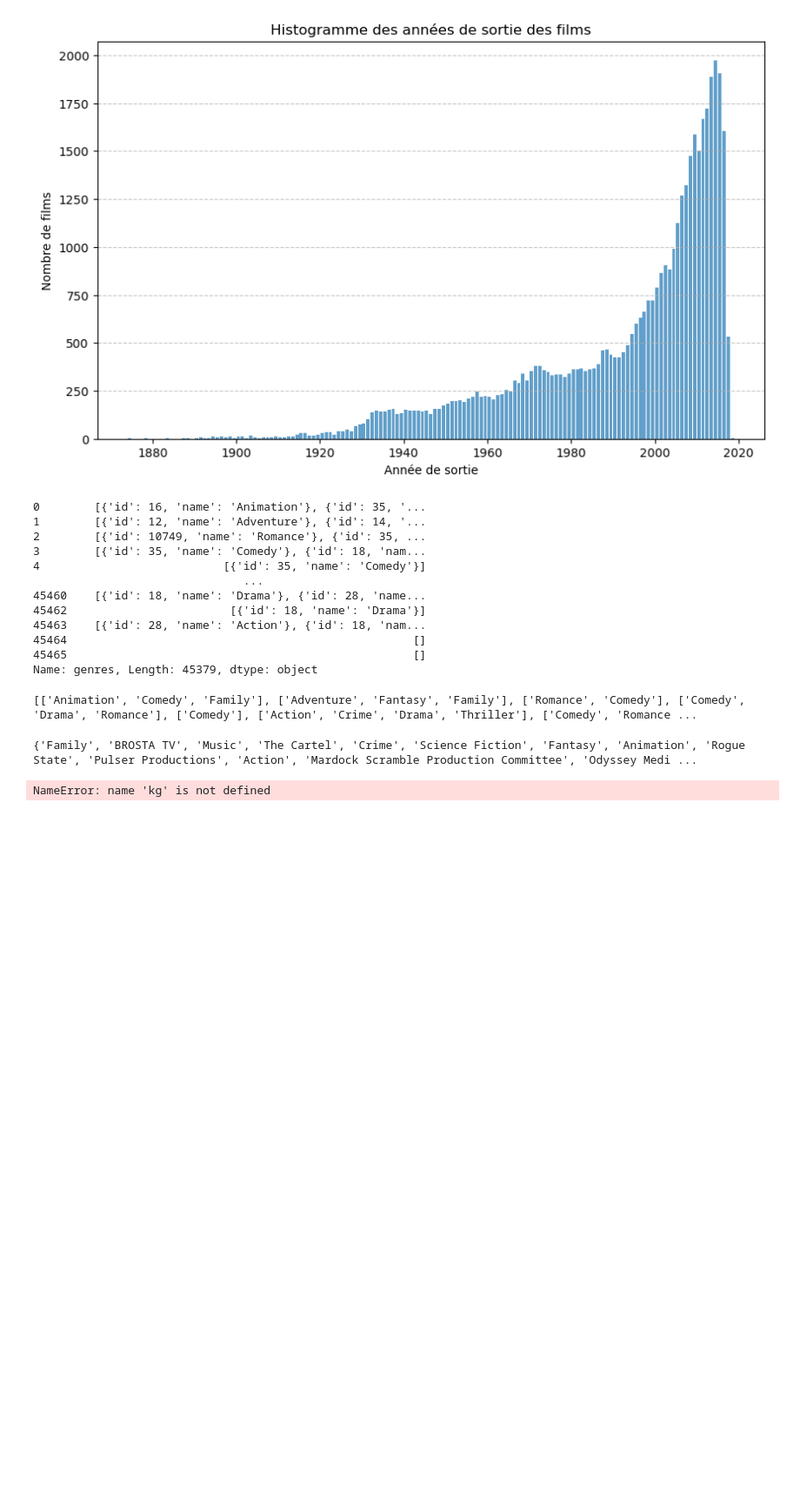
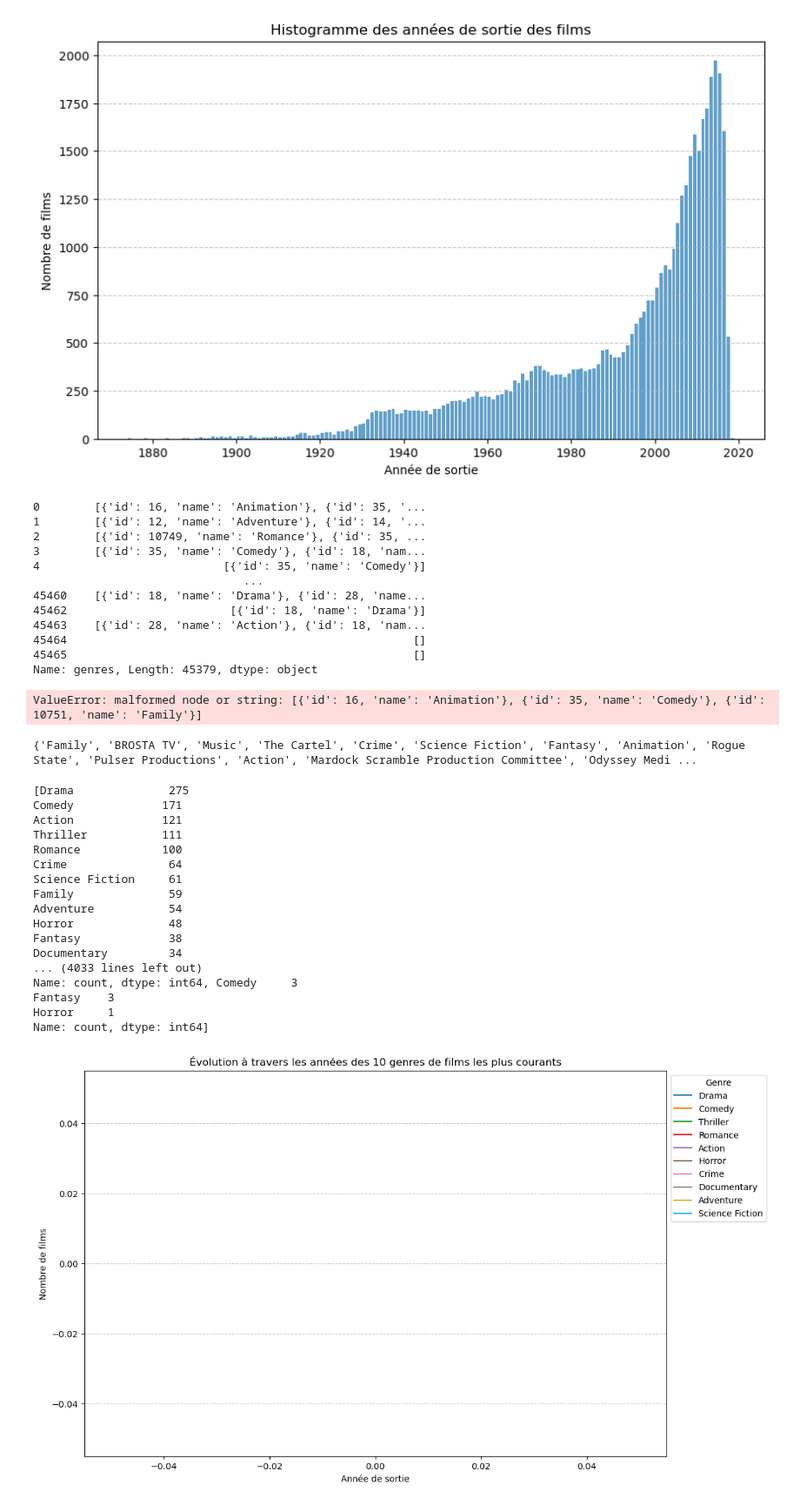
Before and after one commit to epfl-ada/ada-2023-project-padawans, a Jupyter notebook: kaggle_exploration.ipynb, the cells around one changed output. Shown at 87% size. Drawn from its saved outputs; the diff is of its cells as text; code cells hidden in the pictures; blank space fills up the shorter version.

```diff
--- a/kaggle_exploration.ipynb
+++ b/kaggle_exploration.ipynb
@@ -53,8 +50,11 @@ df.size
 # %% [output]
 61128
 # %%
-tsv_file_path = "ada-2023-project-padawans\Kaggle Movies\movies_metadata.csv"
+from ast import literal_eval
+
+tsv_file_path = "data\KaggleMovies\movies_metadata.csv"
 kg = pd.read_csv(tsv_file_path)
+
 kg['genres'] = kg['genres'].apply(literal_eval)
 kg = kg.dropna(subset=['release_date'])
 kg["release_date"] = pd.to_datetime(kg["release_date"],errors="coerce")
@@ -148,7 +146,7 @@ for dics in kg.genres:
 
 print(genres_lists)
 # %% [output]
-[['Animation', 'Comedy', 'Family'], ['Adventure', 'Fantasy', 'Family'], ['Romance', 'Comedy'], ['Comedy', 'Drama', 'Romance'], ['Comedy'], ['Action', 'Crime', 'Drama', 'Thriller'], ['Comedy', 'Romance ...
+ValueError: malformed node or string: [{'id': 16, 'name': 'Animation'}, {'id': 35, 'name': 'Comedy'}, {'id': 10751, 'name': 'Family'}]
 # %%
 kg["genres_list"] = genres_lists
 # %%
@@ -158,37 +156,54 @@ print(total_genres)
 # %% [output]
 {'Family', 'BROSTA TV', 'Music', 'The Cartel', 'Crime', 'Science Fiction', 'Fantasy', 'Animation', 'Rogue State', 'Pulser Productions', 'Action', 'Mardock Scramble Production Committee', 'Odyssey Medi ...
 # %%
-from collections import Counter
-from ast import literal_eval
+
+
 
 
 # Comptez le nombre de films par genre
 counts_per_year =[]
 for year in kg["release_date"].unique():
     kg_year = kg[kg["release_date"] == year]
-    genre_counts = kg_year['genres'].apply(lambda x: pd.Series([i['name'] for i in x]))\
-    .stack().value_counts()
+    genre_counts = kg_year['genres'].apply(lambda x: [n['name'] for n in x]).sum()
+    genre_counts = pd.Series(genre_counts).value_counts()
     counts_per_year.append(genre_counts)
-
+print(counts_per_year)
 # Sélectionnez les 10 genres les plus courants
 global_counts = kg['genres'].apply(lambda x: pd.Series([i['name'] for i in x]))\
 .stack().value_counts()
 top_10_genres = global_counts.head(10).index
 print(top_10_genres)
 print(counts_per_year)
 # Créez un graphique avec une courbe par genre parmi les 10 genres les plus courants
 plt.figure(figsize=(12, 8))
 
 for genre in top_10_genres:
     kg_genre = kg[kg['genres'] == genre]
     genre_counts = kg_genre.groupby(kg_genre['release_date']).size()
     plt.plot(genre_counts.index, genre_counts.values, label=genre)
 
 plt.xlabel('Année de sortie')
 plt.ylabel('Nombre de films')
 plt.title("Évolution à travers les années des 10 genres de films les plus courants")
 plt.grid(axis='y', linestyle='--', alpha=0.7)
 plt.legend(title='Genre', loc='upper left', bbox_to_anchor=(1, 1))
 plt.show()
 # %% [output]
-NameError: name 'kg' is not defined
+[Drama              275
+Comedy             171
+Action             121
+Thriller           111
+Romance            100
+Crime               64
+Science Fiction     61
+Family              59
+Adventure           54
+Horror              48
+Fantasy             38
+Documentary         34
+... (4033 lines left out)
+Name: count, dtype: int64, Comedy     3
+Fantasy    3
+Horror     1
+Name: count, dtype: int64]
+[figure, added]
```
Also changed, not shown: parts of 3 cells of this notebook.
